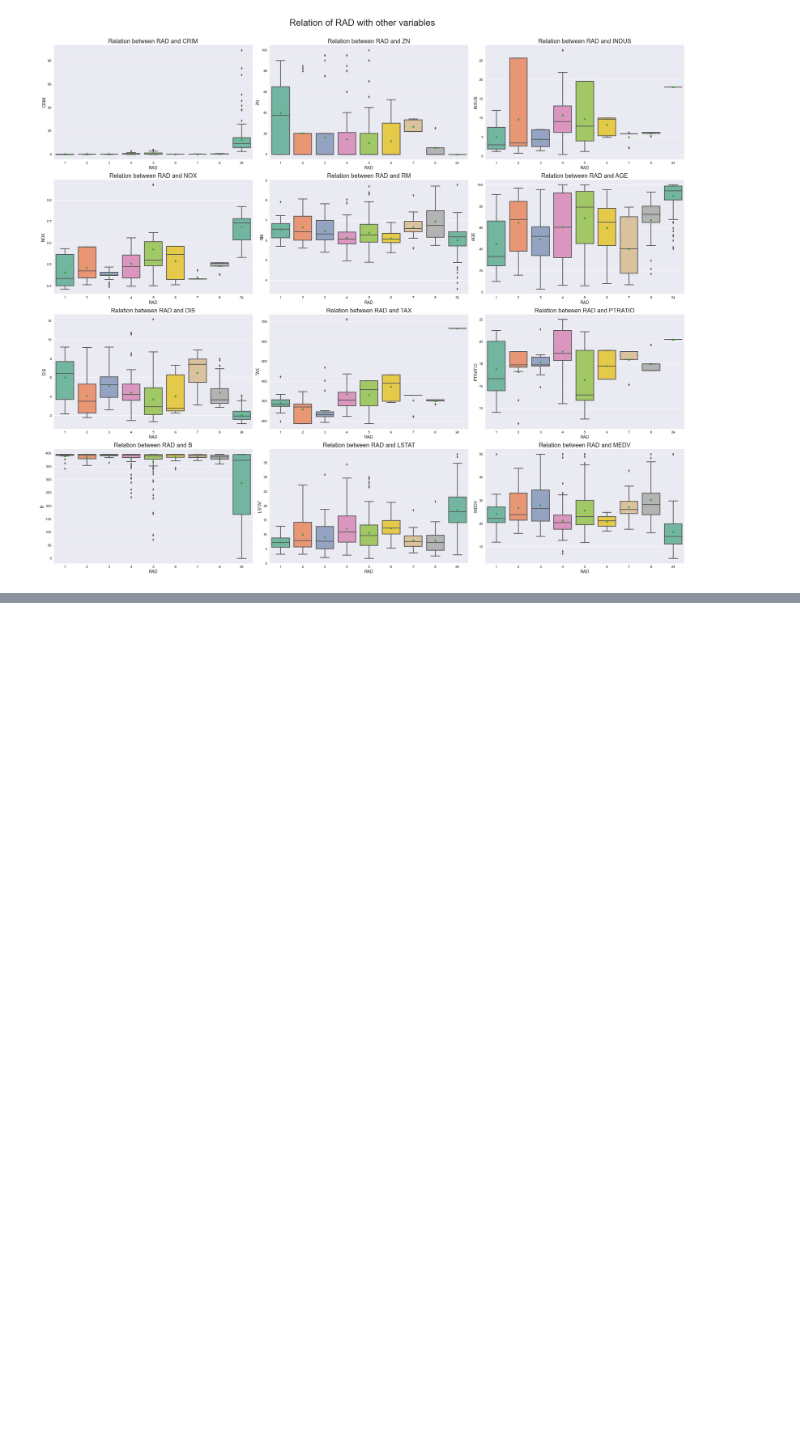
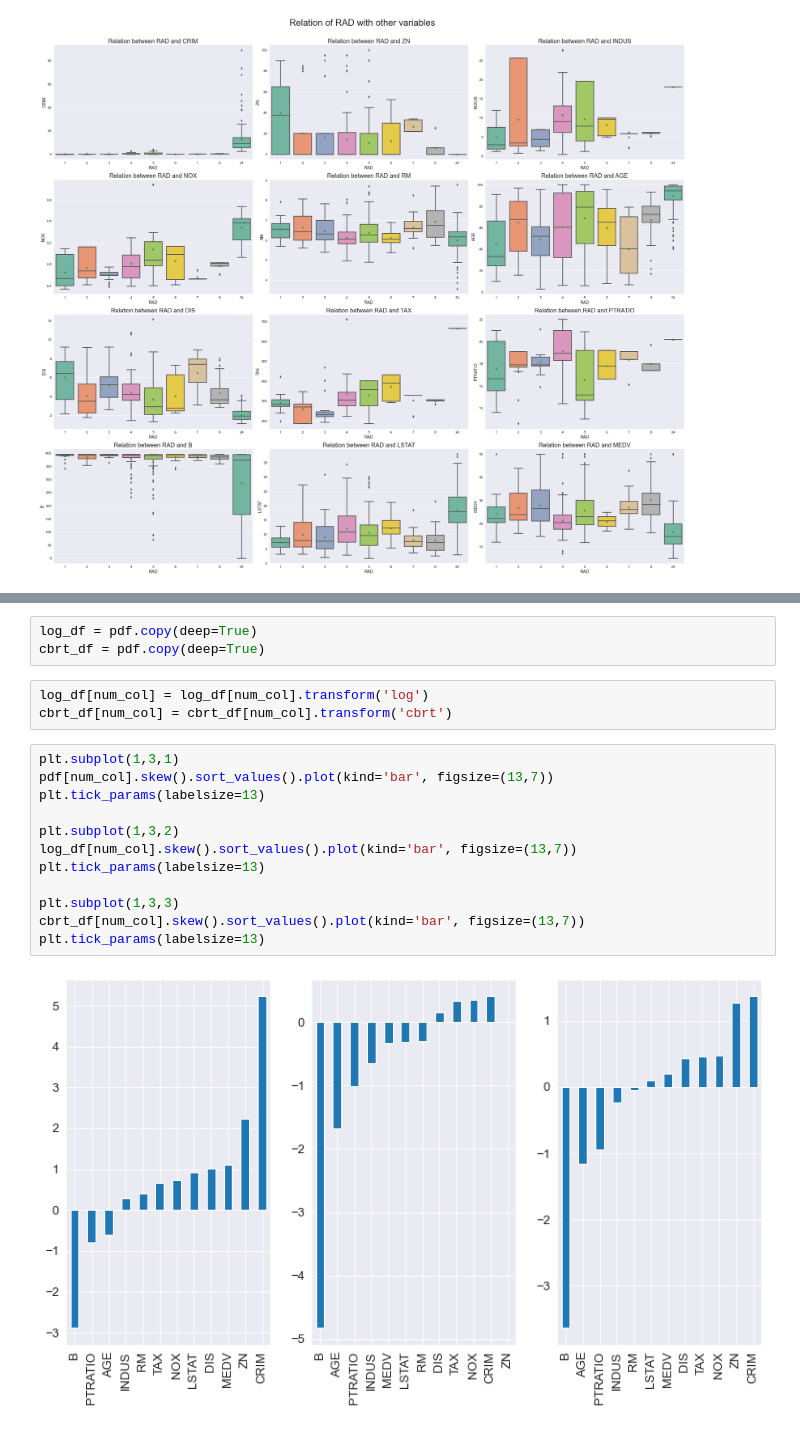
Before and after one commit to MdAliRaza/Housing, a Jupyter notebook: housing.ipynb, the cells around one changed output, grey strips where cells are left out. Saved outputs shown, nothing was run; the diff lists cells and outputs as text; blank space fills up the shorter version.

```diff
--- a/housing.ipynb
+++ b/housing.ipynb
@@ -268,0 +273,20 @@ plt.show()
+# %%
+log_df = pdf.copy(deep=True)
+cbrt_df = pdf.copy(deep=True)
+# %%
+log_df[num_col] = log_df[num_col].transform('log')
+cbrt_df[num_col] = cbrt_df[num_col].transform('cbrt')
+# %%
+plt.subplot(1,3,1)
+pdf[num_col].skew().sort_values().plot(kind='bar', figsize=(13,7))
+plt.tick_params(labelsize=13)
+
+plt.subplot(1,3,2)
+log_df[num_col].skew().sort_values().plot(kind='bar', figsize=(13,7))
+plt.tick_params(labelsize=13)
+
+plt.subplot(1,3,3)
+cbrt_df[num_col].skew().sort_values().plot(kind='bar', figsize=(13,7))
+plt.tick_params(labelsize=13)
+# %% [output]
+[figure, added]
```
Also changed, not shown: parts of 5 cells of this notebook.
